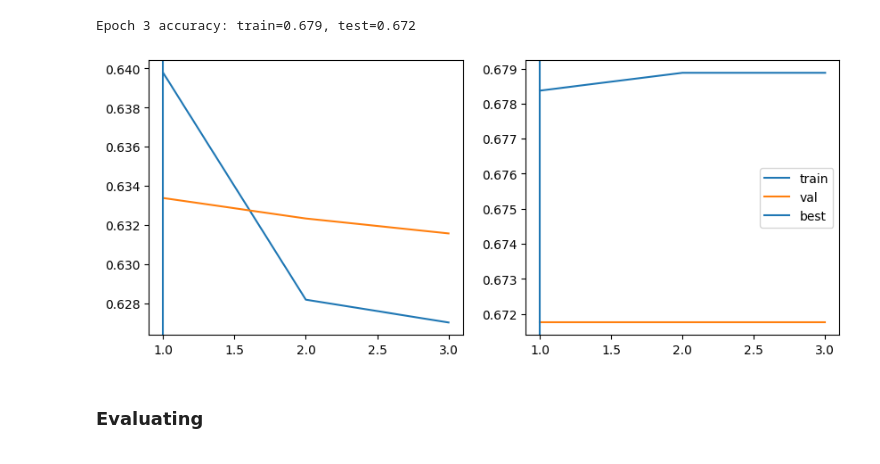
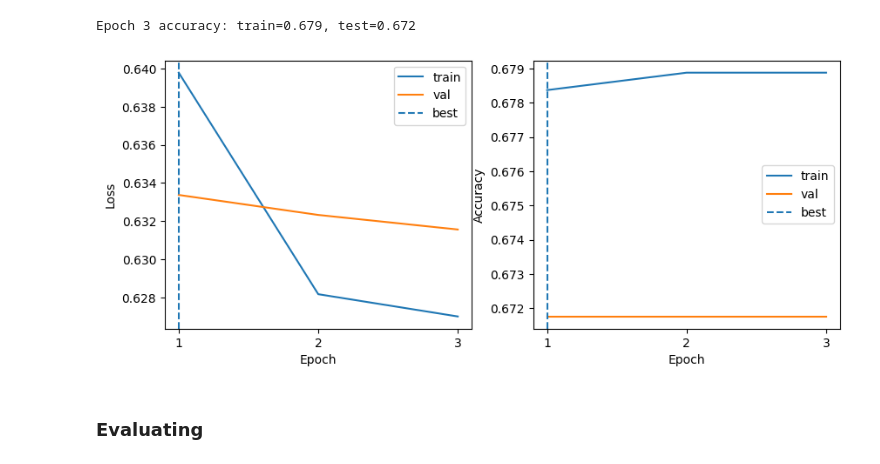
Before and after one commit to giterdelextreme/EE-559, a Jupyter notebook: MEGA_Hatemoji.ipynb, the cells around one changed output. Cells and saved outputs as stored; diff of their text form; code cells hidden in the pictures.

Commit message:
better plots

```diff
--- a/MEGA_Hatemoji.ipynb
+++ b/MEGA_Hatemoji.ipynb
@@ -231,17 +231,24 @@ Epoch 3 accuracy: train=0.679, test=0.672
 # %%
 fig, ax = plt.subplots(1,2, figsize=(10,4))
 epoch_axis = range(1, len(train_losses)+1)
 ax[0].plot(epoch_axis, train_losses, label='train')
 ax[0].plot(epoch_axis, val_losses, label='val')
-ax[0].axvline(best_epoch+1, label='best')
+ax[0].axvline(best_epoch+1, label='best', linestyle='--')
+ax[0].set_xlabel("Epoch")
+ax[0].set_ylabel("Loss")
+ax[0].set_xticks(epoch_axis)
+ax[0].legend()
 
 ax[1].plot(epoch_axis, train_acc, label='train')
 ax[1].plot(epoch_axis, val_acc, label='val')
-ax[1].axvline(best_epoch+1, label='best')
-plt.legend()
+ax[1].axvline(best_epoch+1, label='best', linestyle='--')
+ax[1].set_xlabel("Epoch")
+ax[1].set_ylabel("Accuracy")
+ax[1].set_xticks(epoch_axis)
+ax[1].legend()
 plt.show()
 # %% [output]
-[figure, old version]
+[figure, new version]
 # %% [markdown]
 ### Evaluating
 # %% [markdown]
```
